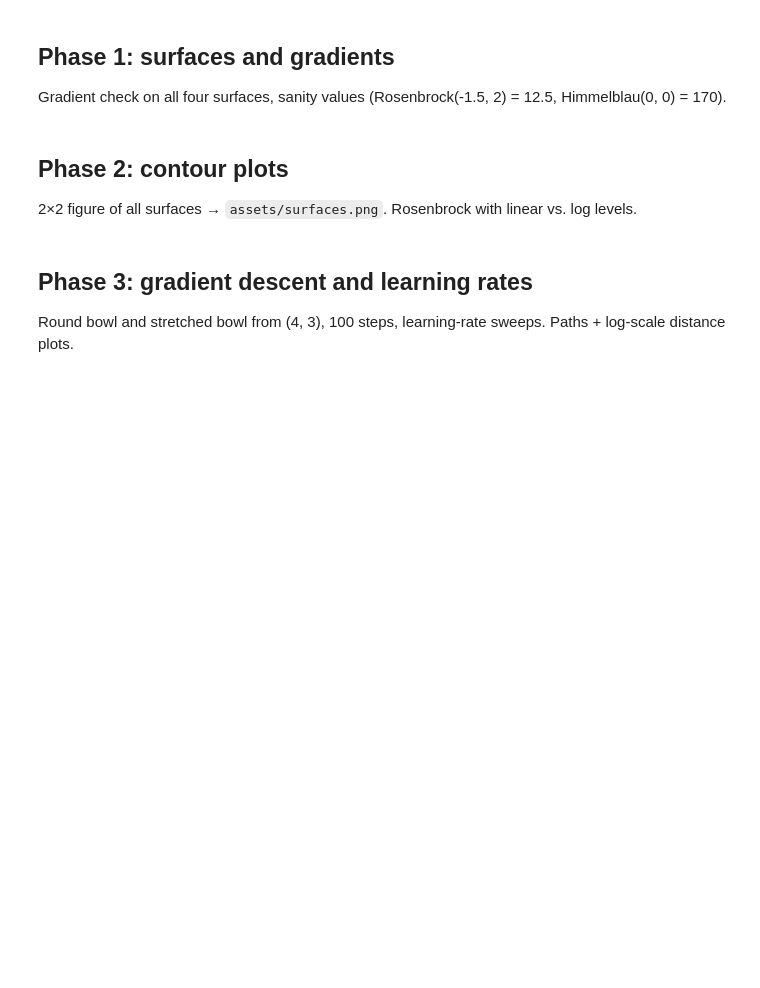
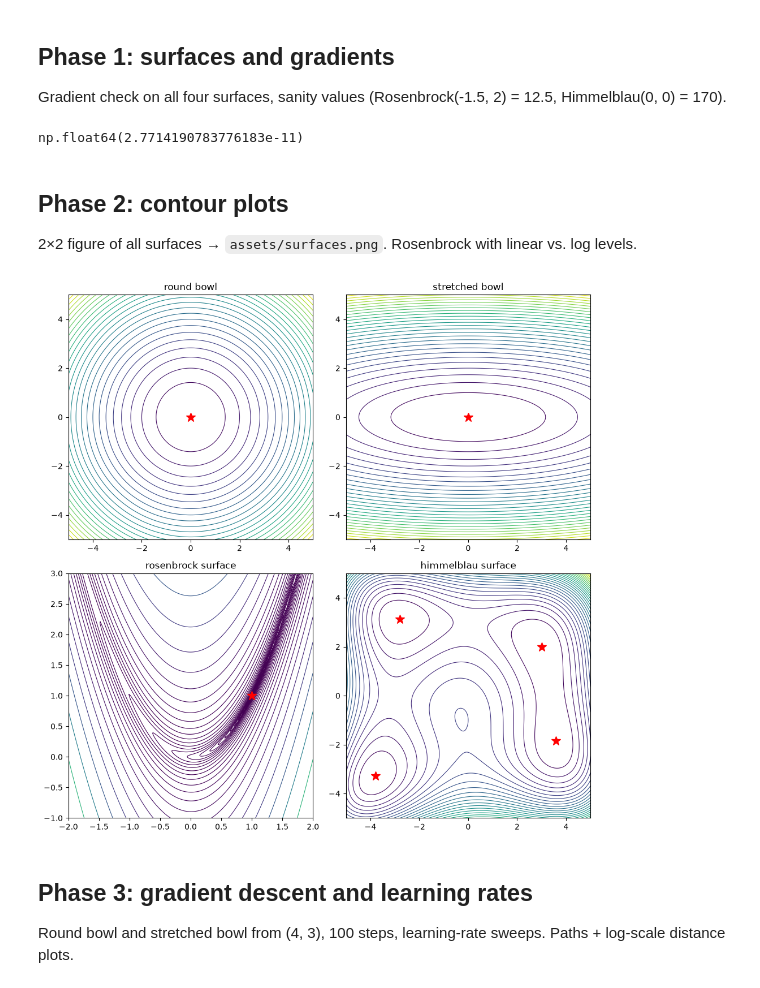
Before and after one commit to travella08/ml-from-scratch, a Jupyter notebook: 02-gradient-descent-viz/experiments.ipynb, the cells around one changed output. Cells and saved outputs as stored; diff of their text form; code cells hidden in the pictures; blank space fills up the shorter version.

Commit message:
add test surfaces + contour plots

```diff
--- a/02-gradient-descent-viz/experiments.ipynb
+++ b/02-gradient-descent-viz/experiments.ipynb
@@ -12,10 +12,27 @@ import gdviz
 ## Phase 1: surfaces and gradients
 
 Gradient check on all four surfaces, sanity values (Rosenbrock(-1.5, 2) = 12.5, Himmelblau(0, 0) = 170).
+# %%
+gd.check_grad(gd.ROSENBROCK)
+gd.check_grad(gd.HIMMELBLAU)
+gd.check_grad(gd.ROUND_BOWL)
+gd.check_grad(gd.STRETCHED_BOWL)
+# %% [output]
+np.float64(2.7714190783776183e-11)
 # %% [markdown]
 ## Phase 2: contour plots
 
 2×2 figure of all surfaces → `assets/surfaces.png`. Rosenbrock with linear vs. log levels.
+# %%
+fig, axes = plt.subplots(2, 2, figsize=(10, 10))
+surfaces = [gd.ROUND_BOWL, gd.STRETCHED_BOWL, gd.ROSENBROCK, gd.HIMMELBLAU]
+for ax, s in zip(axes.flat, surfaces):
+    gd.plot_contours(s, ax, log_levels=(s.name == "rosenbrock surface"))
+fig.tight_layout()
+fig.savefig("assets/surfaces.png", dpi=120)
+plt.show()
+# %% [output]
+[figure, added]
 # %% [markdown]
 ## Phase 3: gradient descent and learning rates
 
```
Also changed, not shown: parts of 1 cell of this notebook, 2 other files.
